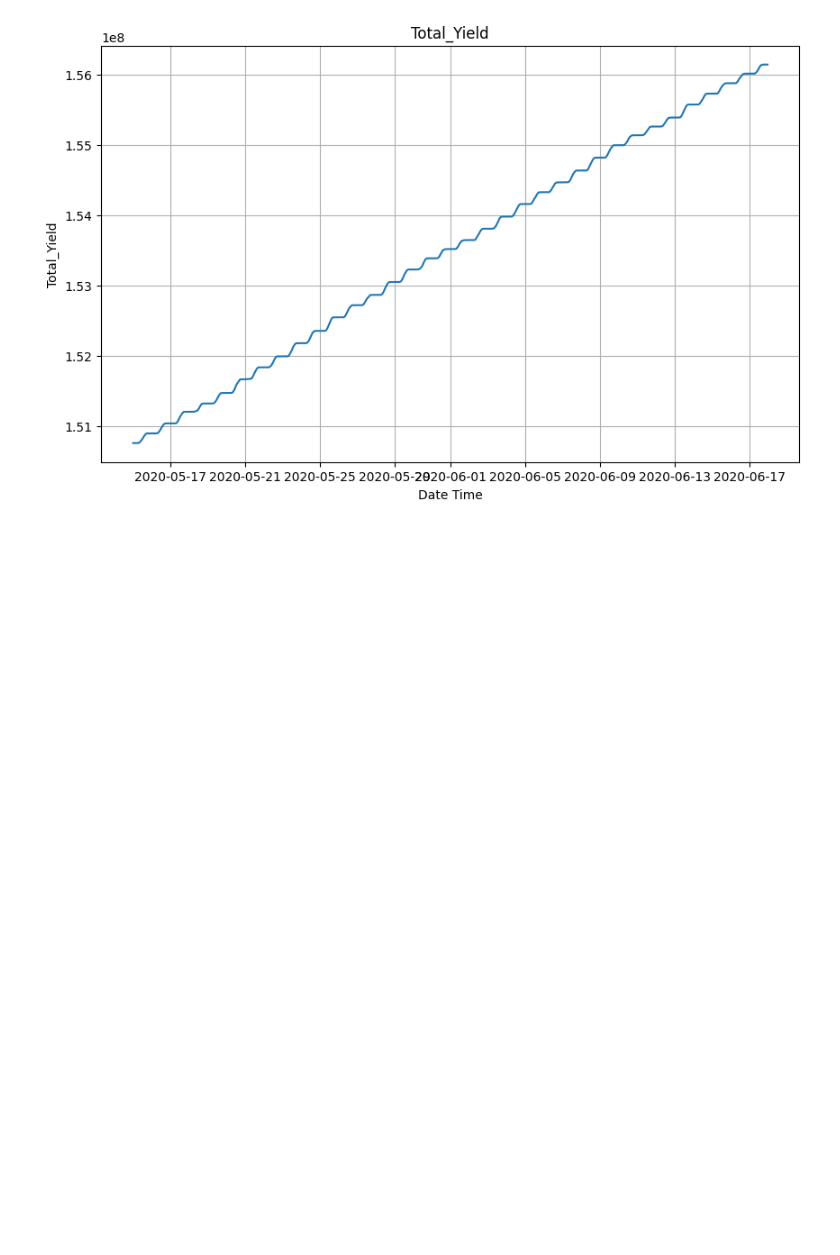
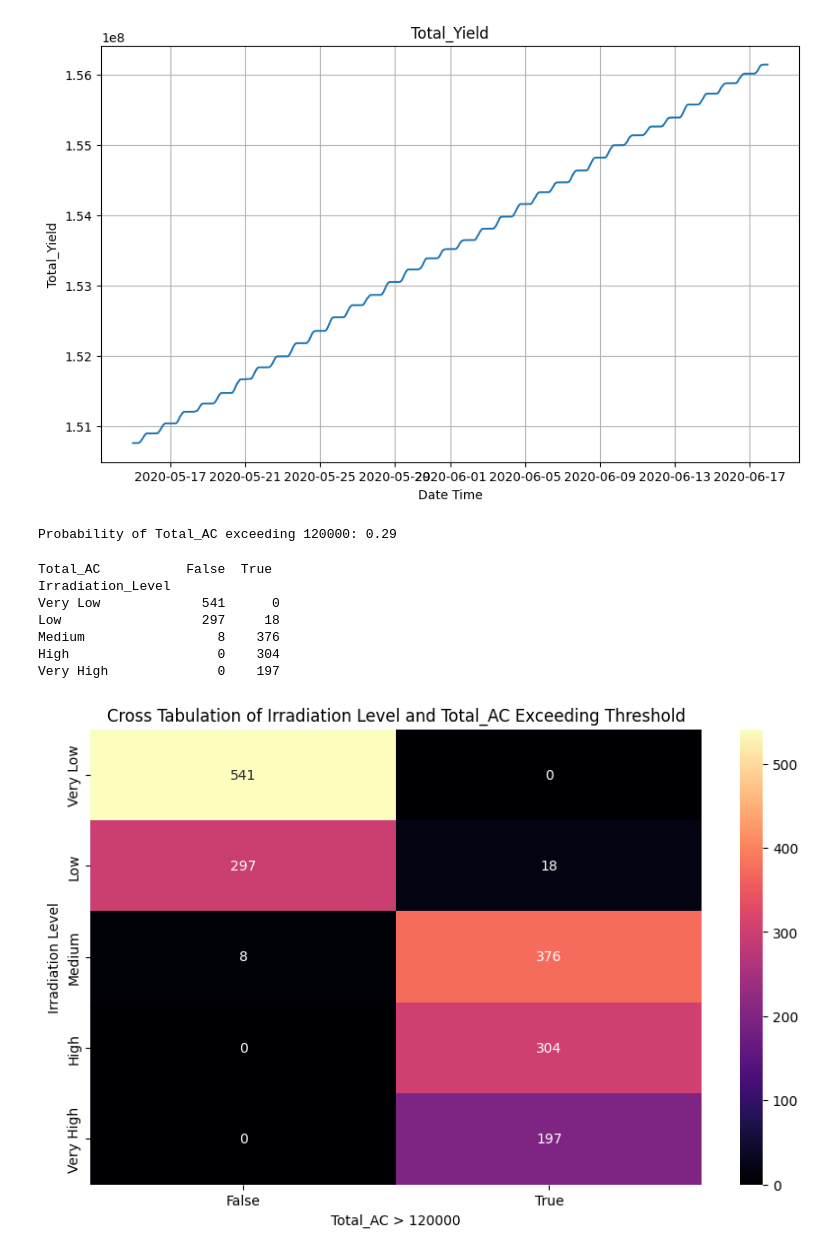
Before and after one commit to FelberPeter/Assigment-4, a Jupyter notebook: Solarpower.ipynb, the cells around one changed output. Drawn from its saved outputs; the diff is of its cells as text; code cells hidden in the pictures; blank space fills up the shorter version.

```diff
--- a/Solarpower.ipynb
+++ b/Solarpower.ipynb
@@ -584,3 +589,49 @@ plt.grid()
 plt.show()
 # %% [output]
 [figure]
+# %%
+# Threshold-based probability estimation
+# Define the threshold value
+threshold = 120000  # Example threshold for Total_AC power
+
+# Function to calculate the probability of exceeding the threshold
+def threshold_probability(df, column, threshold):
+    count_exceeding = (df[column] > threshold).sum()
+    total_count = len(df[column])
+    probability = count_exceeding / total_count
+    return probability
+
+# Calculate the probability for Total_AC power
+probability_total_ac = threshold_probability(df_summed, 'Total_AC', threshold)
+
+# Print the result
+print(f"Probability of Total_AC exceeding {threshold}: {probability_total_ac:.2f}")
+# %% [output]
+Probability of Total_AC exceeding 120000: 0.29
+# %%
+# Cross tabulation analysis
+# Create categorical variable for IRRADIATION
+df_summed['Irradiation_Level'] = pd.cut(df_summed['IRRADIATION'], bins=[0, 0.2, 0.4, 0.6, 0.8, 1], labels=['Very Low', 'Low', 'Medium', 'High', 'Very High'])
+
+# Perform cross tabulation between Irradiation_Level and Total_AC exceeding the threshold
+cross_tab = pd.crosstab(df_summed['Irradiation_Level'], df_summed['Total_AC'] > threshold)
+
+# Print the cross tabulation table
+print(cross_tab)
+
+# Plotting the cross tabulation as a heatmap
+plt.figure(figsize=(10, 6))
+sns.heatmap(cross_tab, annot=True, fmt='d', cmap='magma')
+plt.title('Cross Tabulation of Irradiation Level and Total_AC Exceeding Threshold')
+plt.xlabel(f"Total_AC > {threshold}")
+plt.ylabel('Irradiation Level')
+plt.show()
+# %% [output]
+Total_AC           False  True
+Irradiation_Level
+Very Low             541      0
+Low                  297     18
+Medium                 8    376
+High                   0    304
+Very High              0    197
+[figure, added]
```
Also changed, not shown: parts of 3 cells of this notebook, 1 other file.
